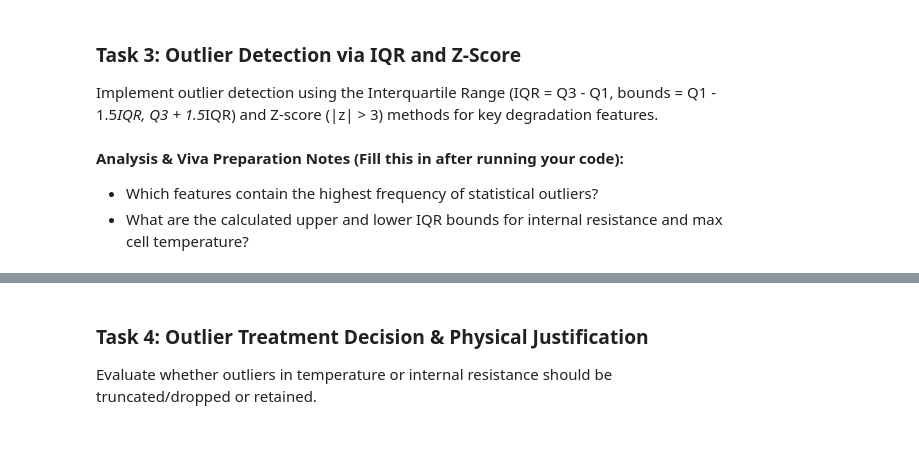
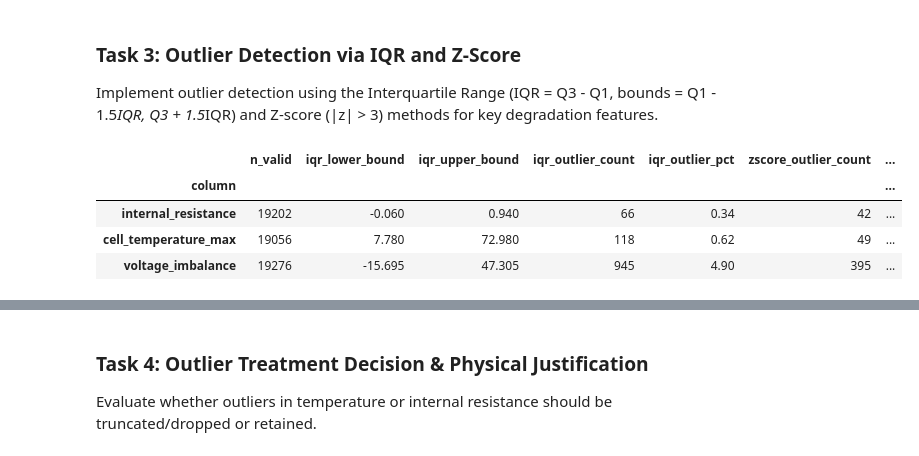
Before and after one commit to chenuka10/EV_Battery_PHM, a Jupyter notebook: notebooks/02_distributions_outliers_personB.ipynb, the cells around one changed output, grey strips where cells are left out. Drawn from its saved outputs; the diff is of its cells as text; code cells hidden in the pictures.

```diff
--- a/notebooks/02_distributions_outliers_personB.ipynb
+++ b/notebooks/02_distributions_outliers_personB.ipynb
@@ -58,4 +191,43 @@ Implement outlier detection using the Interquartile Range (IQR = Q3 - Q1, bounds
-# %% [markdown]
-**Analysis & Viva Preparation Notes (Fill this in after running your code):**
-- Which features contain the highest frequency of statistical outliers?
-- What are the calculated upper and lower IQR bounds for internal resistance and max cell temperature?
+# %%
+# Write an outlier detection function using IQR and Z-scores
+def detect_outliers(series, z_thresh=3):
+    """
+    Returns a summary dict of outlier counts/bounds for one numeric column,
+    using both the IQR method and the Z-score method.
+    """
+    s = series.dropna()
+
+    # --- IQR method ---
+    q1, q3 = s.quantile(0.25), s.quantile(0.75)
+    iqr = q3 - q1
+    lower_bound = q1 - 1.5 * iqr
+    upper_bound = q3 + 1.5 * iqr
+    iqr_outlier_mask = (s < lower_bound) | (s > upper_bound)
+
+    # --- Z-score method ---
+    z_scores = np.abs(stats.zscore(s))
+    z_outlier_mask = z_scores > z_thresh
+
+    return {
+        'column': series.name,
+        'n_valid': len(s),
+        'iqr_lower_bound': round(lower_bound, 3),
+        'iqr_upper_bound': round(upper_bound, 3),
+        'iqr_outlier_count': int(iqr_outlier_mask.sum()),
+        'iqr_outlier_pct': round(iqr_outlier_mask.mean() * 100, 2),
+        'zscore_outlier_count': int(z_outlier_mask.sum()),
+        'zscore_outlier_pct': round(z_outlier_mask.mean() * 100, 2),
+    }
+# %%
+# Audit outliers for internal_resistance, cell_temperature_max, and voltage_imbalance
+audit_cols = ['internal_resistance', 'cell_temperature_max', 'voltage_imbalance']
+
+results = [detect_outliers(df[col]) for col in audit_cols]
+outlier_report = pd.DataFrame(results).set_index('column')
+outlier_report
+# %% [output]
+|  | n_valid | iqr_lower_bound | iqr_upper_bound | iqr_outlier_count | iqr_outlier_pct | zscore_outlier_count | ... |
+| column |  |  |  |  |  |  | ... |
+| internal_resistance | 19202 | -0.060 | 0.940 | 66 | 0.34 | 42 | ... |
+| cell_temperature_max | 19056 | 7.780 | 72.980 | 118 | 0.62 | 49 | ... |
+| voltage_imbalance | 19276 | -15.695 | 47.305 | 945 | 4.90 | 395 | ... |
```
Also changed, not shown: parts of 19 cells of this notebook.
